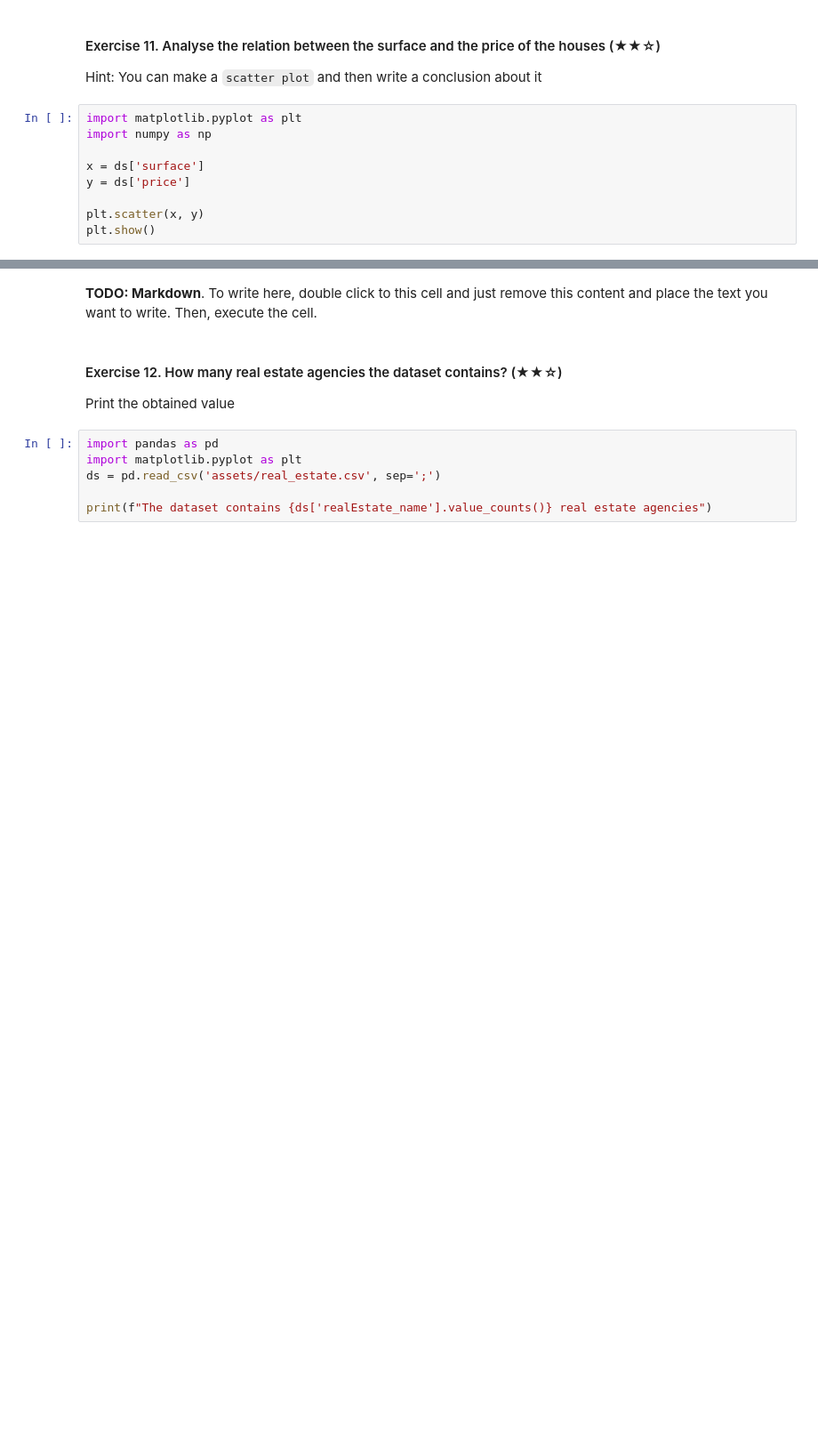
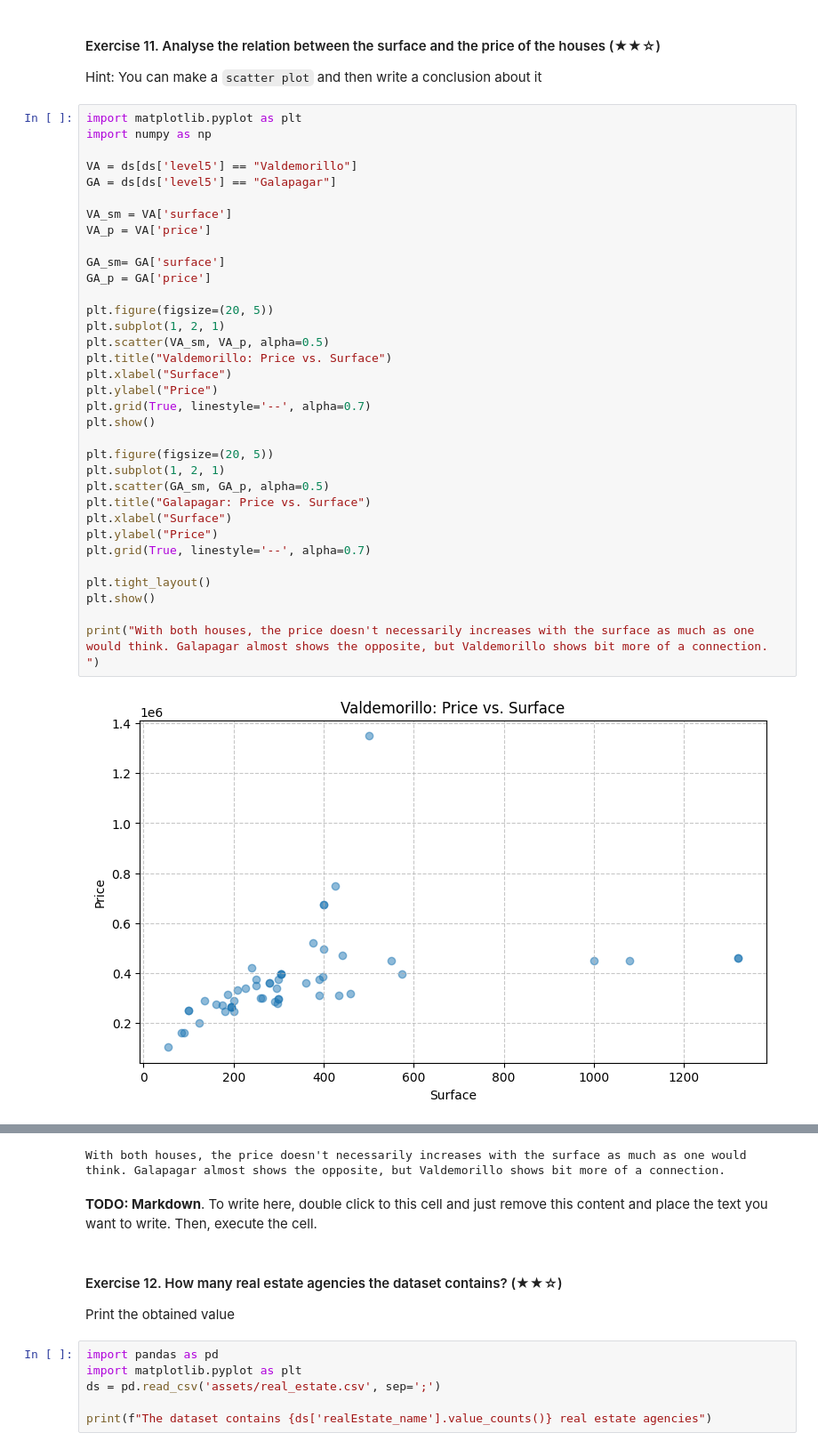
Before and after one commit to 4GeeksAcademy/realestate-datacleanup-exercise, a Jupyter notebook: project.ipynb, the cells around one changed output, grey strips where cells are left out. Shown at 89% size. Cells and saved outputs as stored; diff of their text form; blank space fills up the shorter version.

```diff
--- a/project.ipynb
+++ b/project.ipynb
@@ -251,9 +316,36 @@ Hint: You can make a `scatter plot` and then write a conclusion about it
 # %%
 import matplotlib.pyplot as plt
 import numpy as np
 
-x = ds['surface']
-y = ds['price']
+VA = ds[ds['level5'] == "Valdemorillo"]
+GA = ds[ds['level5'] == "Galapagar"]
 
-plt.scatter(x, y)
+VA_sm = VA['surface']
+VA_p = VA['price']
+
+GA_sm= GA['surface']
+GA_p = GA['price']
+
+plt.figure(figsize=(20, 5))
+plt.subplot(1, 2, 1)
+plt.scatter(VA_sm, VA_p, alpha=0.5)
+plt.title("Valdemorillo: Price vs. Surface")
+plt.xlabel("Surface")
+plt.ylabel("Price")
+plt.grid(True, linestyle='--', alpha=0.7)
 plt.show()
+
+plt.figure(figsize=(20, 5))
+plt.subplot(1, 2, 1)
+plt.scatter(GA_sm, GA_p, alpha=0.5)
+plt.title("Galapagar: Price vs. Surface")
+plt.xlabel("Surface")
+plt.ylabel("Price")
+plt.grid(True, linestyle='--', alpha=0.7)
+
+plt.tight_layout()
+plt.show()
+
+print("With both houses, the price doesn't necessarily increases with the surface as much as one would think. Galapagar almost shows the opposite, but Valdemorillo shows bit more of a connection. ")
+# %% [output]
+[figure, added]
@@ -260,3 +353,4 @@ plt.show()
+With both houses, the price doesn't necessarily increases with the surface as much as one would think. Galapagar almost shows the opposite, but Valdemorillo shows bit more of a connection.
 # %% [markdown]
 **TODO: Markdown**. To write here, double click to this cell and just remove this content and place the text you want to write. Then, execute the cell.
 # %% [markdown]
```
Also changed, not shown: parts of 21 cells of this notebook.
